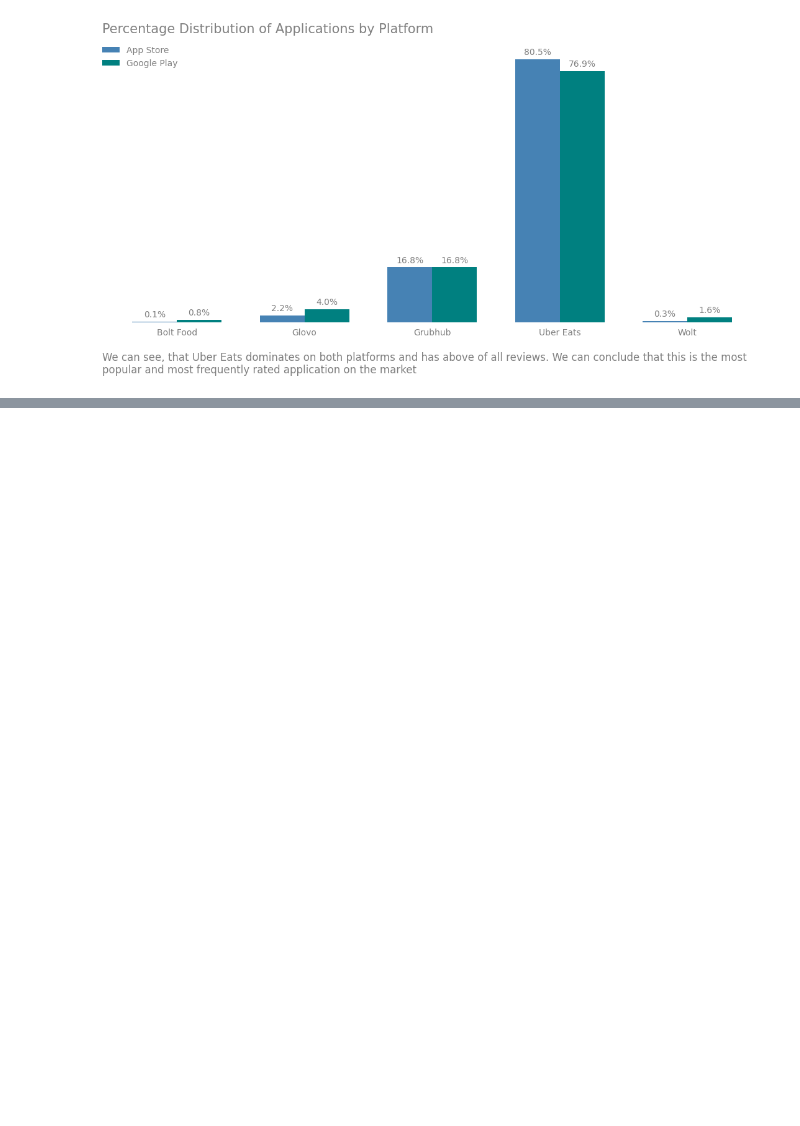
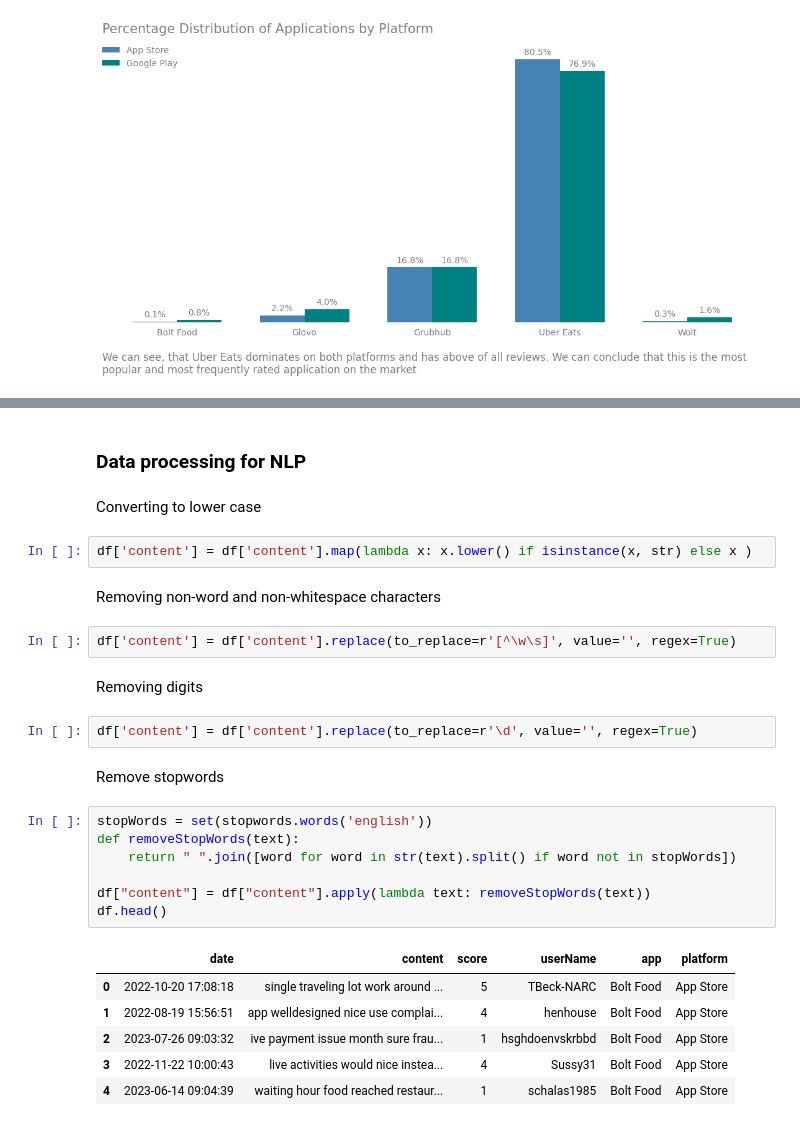
Before and after one commit to OgrodowskiJedrzej/Food-Apps-Review-Revisit, a Jupyter notebook: main.ipynb, the cells around one changed output, grey strips where cells are left out. Saved outputs shown, nothing was run; the diff lists cells and outputs as text; blank space fills up the shorter version.

Commit message:
Begin to work at data processing

```diff
--- a/main.ipynb
+++ b/main.ipynb
@@ -205,0 +222,30 @@ plt.show()
+# %% [markdown]
+### Data processing for NLP
+# %% [markdown]
+Converting to lower case
+# %%
+df['content'] = df['content'].map(lambda x: x.lower() if isinstance(x, str) else x )
+# %% [markdown]
+Removing non-word and non-whitespace characters
+# %%
+df['content'] = df['content'].replace(to_replace=r'[^\w\s]', value='', regex=True)
+# %% [markdown]
+Removing digits
+# %%
+df['content'] = df['content'].replace(to_replace=r'\d', value='', regex=True)
+# %% [markdown]
+Remove stopwords
+# %%
+stopWords = set(stopwords.words('english'))
+def removeStopWords(text):
+    return " ".join([word for word in str(text).split() if word not in stopWords])
+
+df["content"] = df["content"].apply(lambda text: removeStopWords(text))
+df.head()
+# %% [output]
+|  | date | content | score | userName | app | platform |
+| 0 | 2022-10-20 17:08:18 | single traveling lot work around ... | 5 | TBeck-NARC | Bolt Food | App Store |
+| 1 | 2022-08-19 15:56:51 | app welldesigned nice use complai... | 4 | henhouse | Bolt Food | App Store |
+| 2 | 2023-07-26 09:03:32 | ive payment issue month sure frau... | 1 | hsghdoenvskrbbd | Bolt Food | App Store |
+| 3 | 2022-11-22 10:00:43 | live activities would nice instea... | 4 | Sussy31 | Bolt Food | App Store |
+| 4 | 2023-06-14 09:04:39 | waiting hour food reached restaur... | 1 | schalas1985 | Bolt Food | App Store |
```
Also changed, not shown: parts of 4 cells of this notebook.
